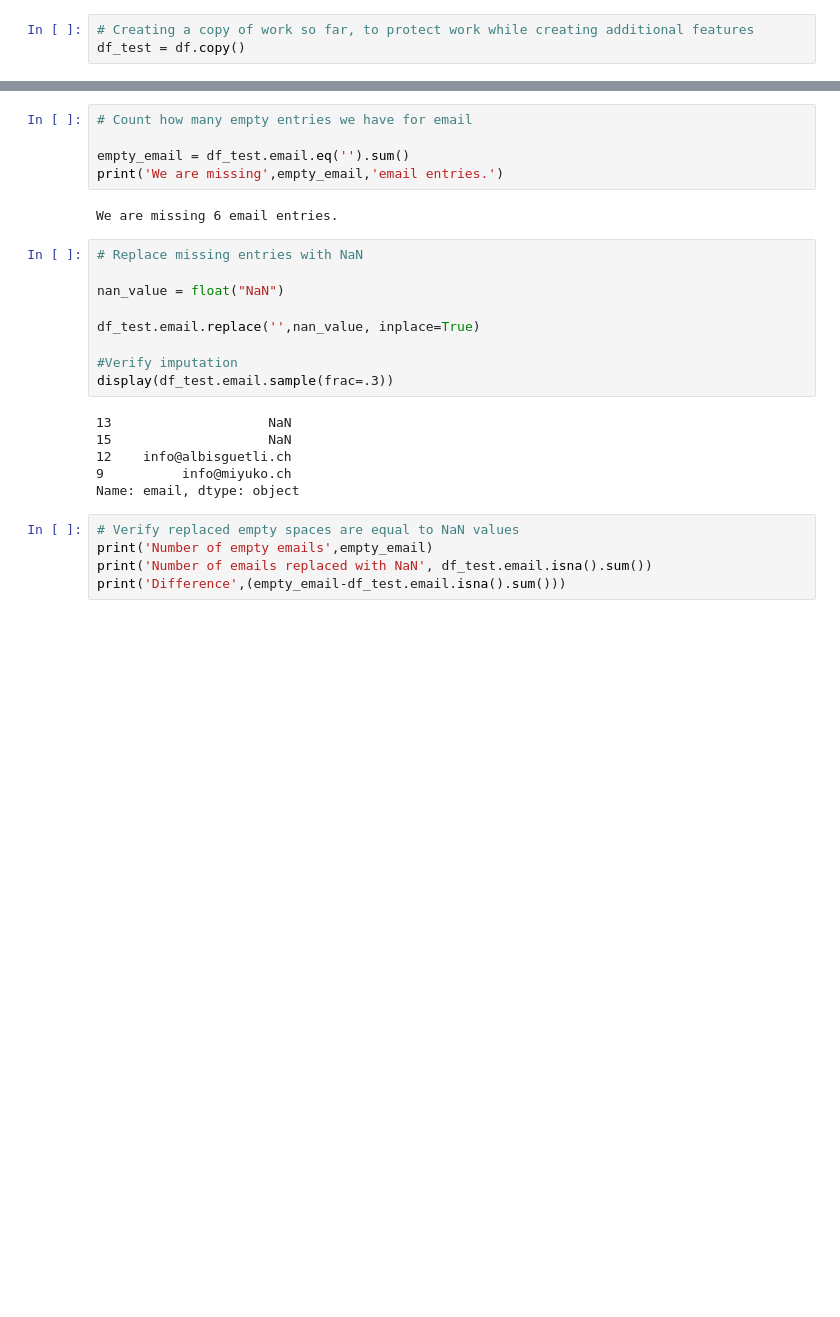
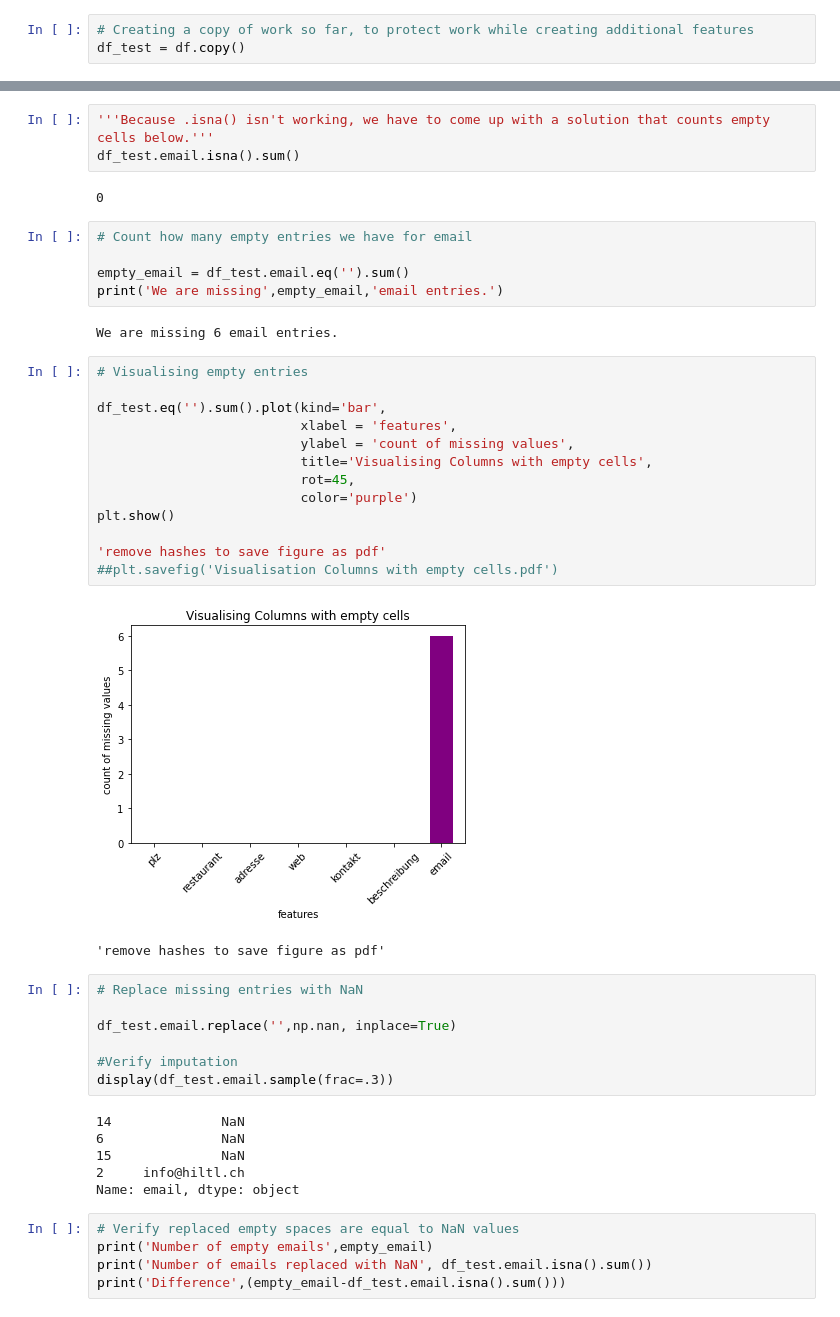
Before and after one commit to CristianRavalli/20220921_zoeliakie, a Jupyter notebook: Cleaning_Zoeliakie.ipynb, the cells around one changed output, grey strips where cells are left out. Saved outputs shown, nothing was run; the diff lists cells and outputs as text; blank space fills up the shorter version.

```diff
--- a/Cleaning_Zoeliakie.ipynb
+++ b/Cleaning_Zoeliakie.ipynb
@@ -428,3 +428,8 @@ df_test.sample(3)
+# %%
+'''Because .isna() isn't working, we have to come up with a solution that counts empty cells below.'''
+df_test.email.isna().sum()
+# %% [output]
+0
 # %%
 # Count how many empty entries we have for email
 
@@ -432,20 +437,34 @@ empty_email = df_test.email.eq('').sum()
 print('We are missing',empty_email,'email entries.')
 # %% [output]
 We are missing 6 email entries.
+# %%
+# Visualising empty entries
+
+df_test.eq('').sum().plot(kind='bar',
+                          xlabel = 'features',
+                          ylabel = 'count of missing values',
+                          title='Visualising Columns with empty cells',
+                          rot=45,
+                          color='purple')
+plt.show()
+
+'remove hashes to save figure as pdf'
+##plt.savefig('Visualisation Columns with empty cells.pdf')
+# %% [output]
+[figure, added]
+'remove hashes to save figure as pdf'
 # %%
 # Replace missing entries with NaN
 
-nan_value = float("NaN")
-
-df_test.email.replace('',nan_value, inplace=True)
+df_test.email.replace('',np.nan, inplace=True)
 
 #Verify imputation
 display(df_test.email.sample(frac=.3))
 # %% [output]
-13                    NaN
-15                    NaN
-12    info@albisguetli.ch
-9          info@miyuko.ch
+14              NaN
+6               NaN
+15              NaN
+2     info@hiltl.ch
 Name: email, dtype: object
 # %%
 # Verify replaced empty spaces are equal to NaN values
```
Also changed, not shown: parts of 12 cells of this notebook, 1 other file.
